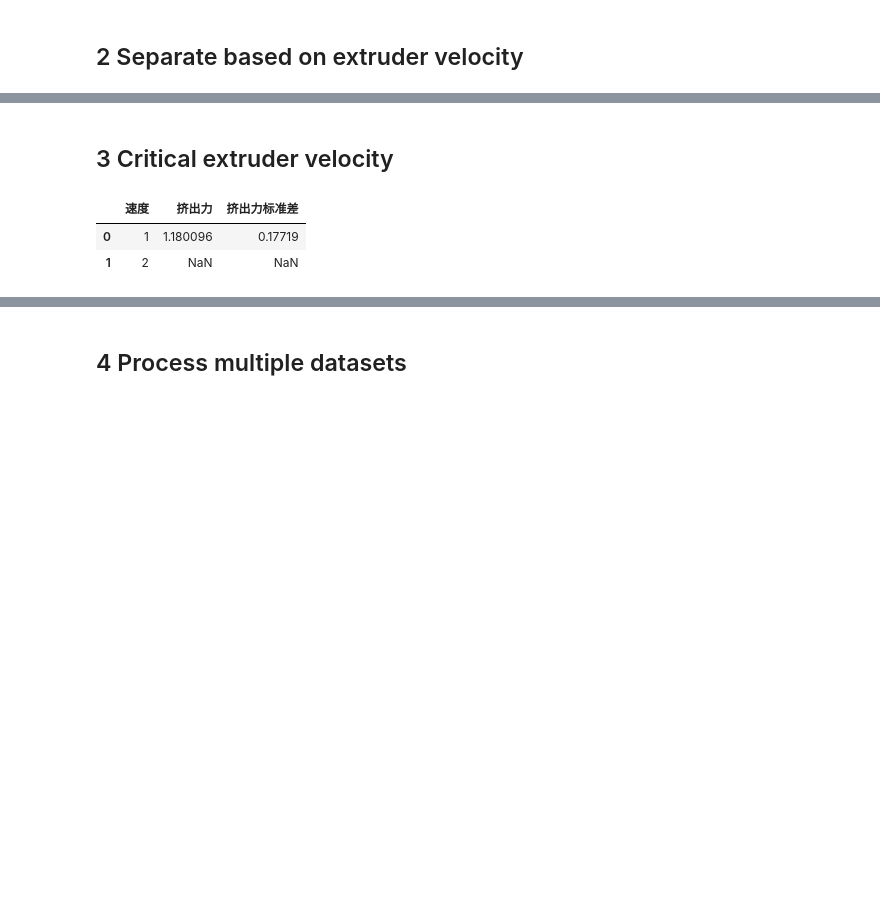
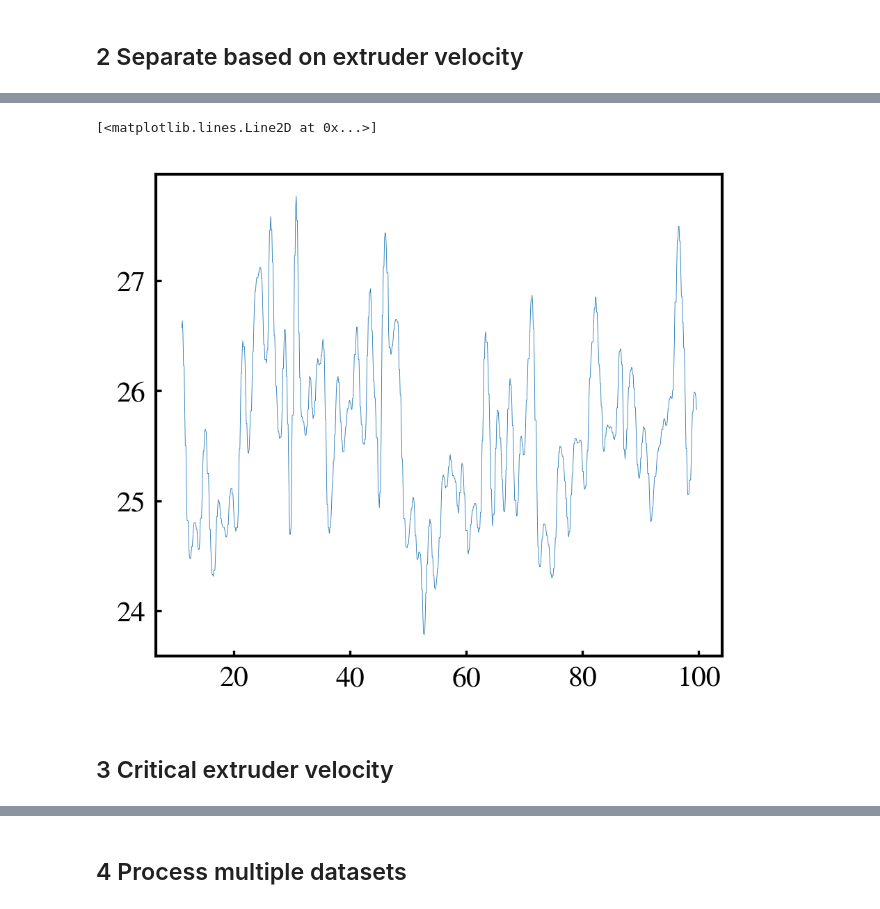
Before and after one commit to ZLoverty/ETP, a Jupyter notebook: Code/extrusion_force.ipynb, the cells around one changed output, grey strips where cells are left out. Saved outputs shown, nothing was run; the diff lists cells and outputs as text; code cells hidden in the pictures; blank space fills up the shorter version.

```diff
--- a/Code/extrusion_force.ipynb
+++ b/Code/extrusion_force.ipynb
@@ -69,10 +119,11 @@ plt.legend(fontsize=8, loc="upper left", bbox_to_anchor=(1, 1))
+# %%
+plt.plot(t, force, lw=0.2)
+# %% [output]
+[<matplotlib.lines.Line2D at 0x...>]
+[figure, added]
 # %% [markdown]
 ## 3 Critical extruder velocity
 # %%
 df = pd.DataFrame({"速度": v_list, "挤出力": fmean_list, "挤出力标准差": fstd_list})
 # %%
-df
+df = df.dropna()
-# %% [output]
-|  | 速度 | 挤出力 | 挤出力标准差 |
-| 0 | 1 | 1.180096 | 0.17719 |
-| 1 | 2 | NaN | NaN |
```
Also changed, not shown: parts of 23 cells of this notebook, 2 other files.
